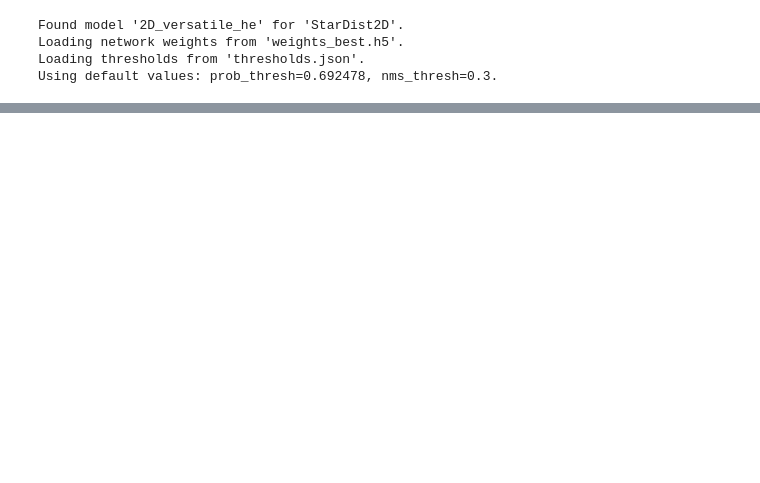
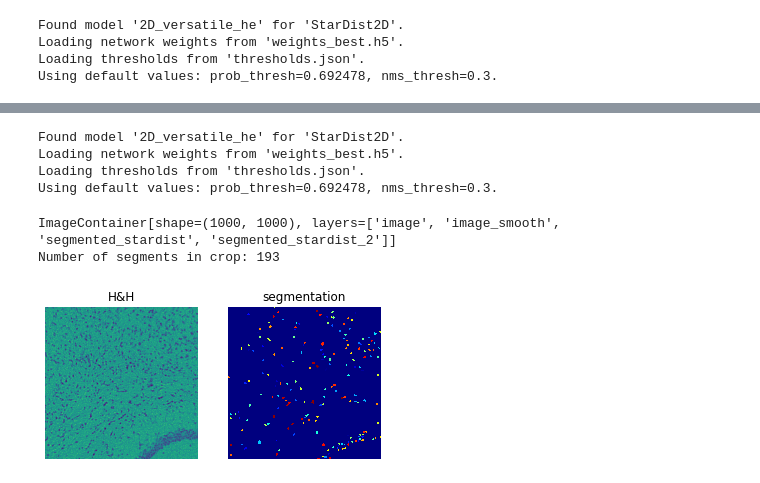
Before and after one commit to theislab/squidpy_reproducibility, a Jupyter notebook: notebooks/image_figures/stardist_segmentation.ipynb, the cells around one changed output, grey strips where cells are left out. Drawn from its saved outputs; the diff is of its cells as text; code cells hidden in the pictures; blank space fills up the shorter version.

```diff
--- a/notebooks/image_figures/stardist_segmentation.ipynb
+++ b/notebooks/image_figures/stardist_segmentation.ipynb
@@ -122,0 +182,28 @@ Number of segments in crop: 587
+# %%
+sq.im.segment(
+    img=crop,
+    layer="image",
+    channel=None,
+    method=stardist_2D_versatile_he,
+    layer_added='segmented_stardist_2',
+    prob_thresh=None,
+    nms_thresh=None
+)
+# %% [output]
+Found model '2D_versatile_he' for 'StarDist2D'.
+Loading network weights from 'weights_best.h5'.
+Loading thresholds from 'thresholds.json'.
+Using default values: prob_thresh=0.692478, nms_thresh=0.3.
+# %%
+print(crop)
+print(f"Number of segments in crop: {len(np.unique(crop['segmented_stardist_2']))}")
+
+fig, axes = plt.subplots(1, 2)
+crop.show("image", channel=0, ax=axes[0])
+_ = axes[0].set_title("H&H")
+crop.show("segmented_stardist_2", cmap="jet", interpolation="none", ax=axes[1])
+_ = axes[1].set_title("segmentation")
+# %% [output]
+ImageContainer[shape=(1000, 1000), layers=['image', 'image_smooth', 'segmented_stardist', 'segmented_stardist_2']]
+Number of segments in crop: 193
+[figure, added]
```
Also changed, not shown: parts of 25 cells of this notebook.
